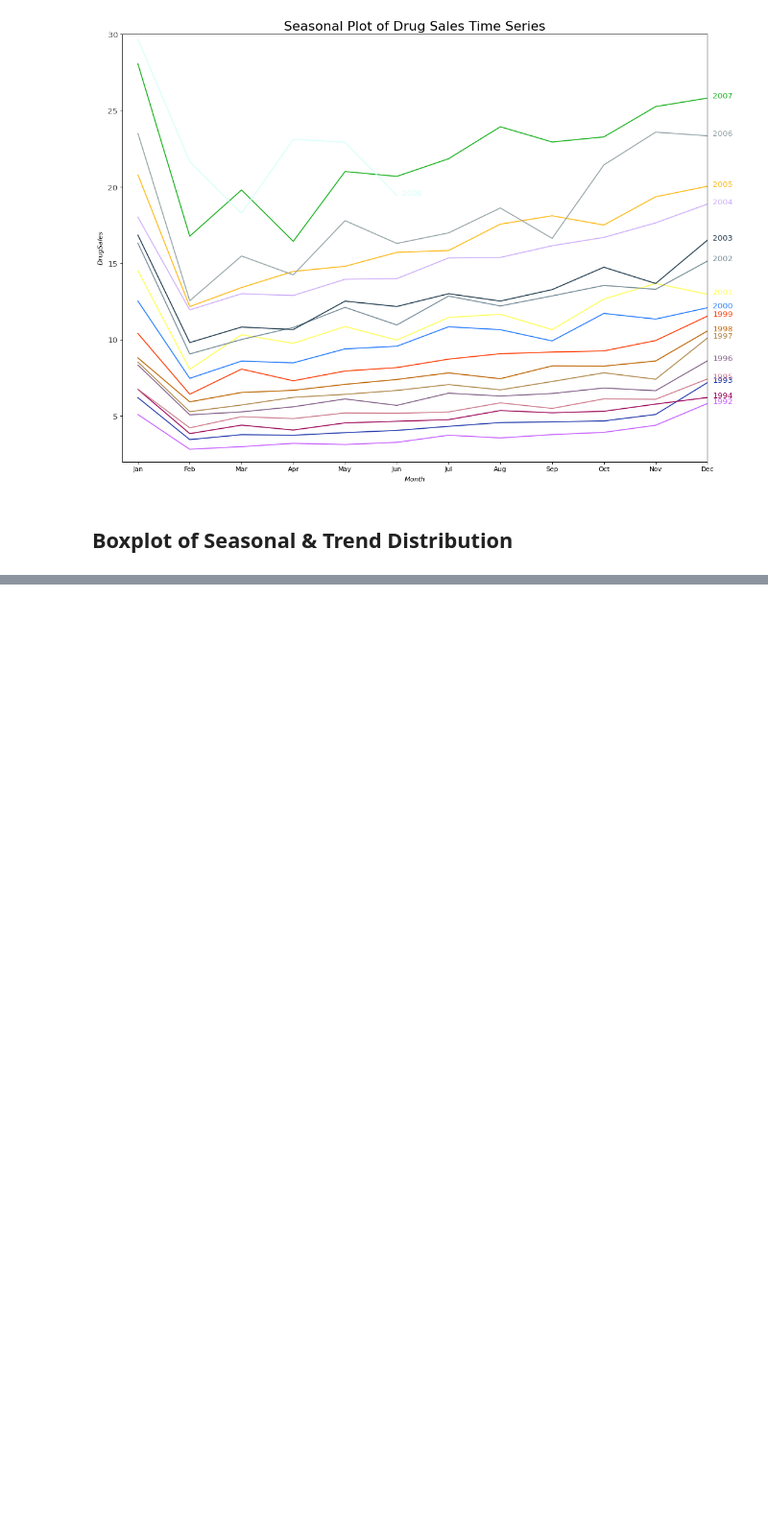
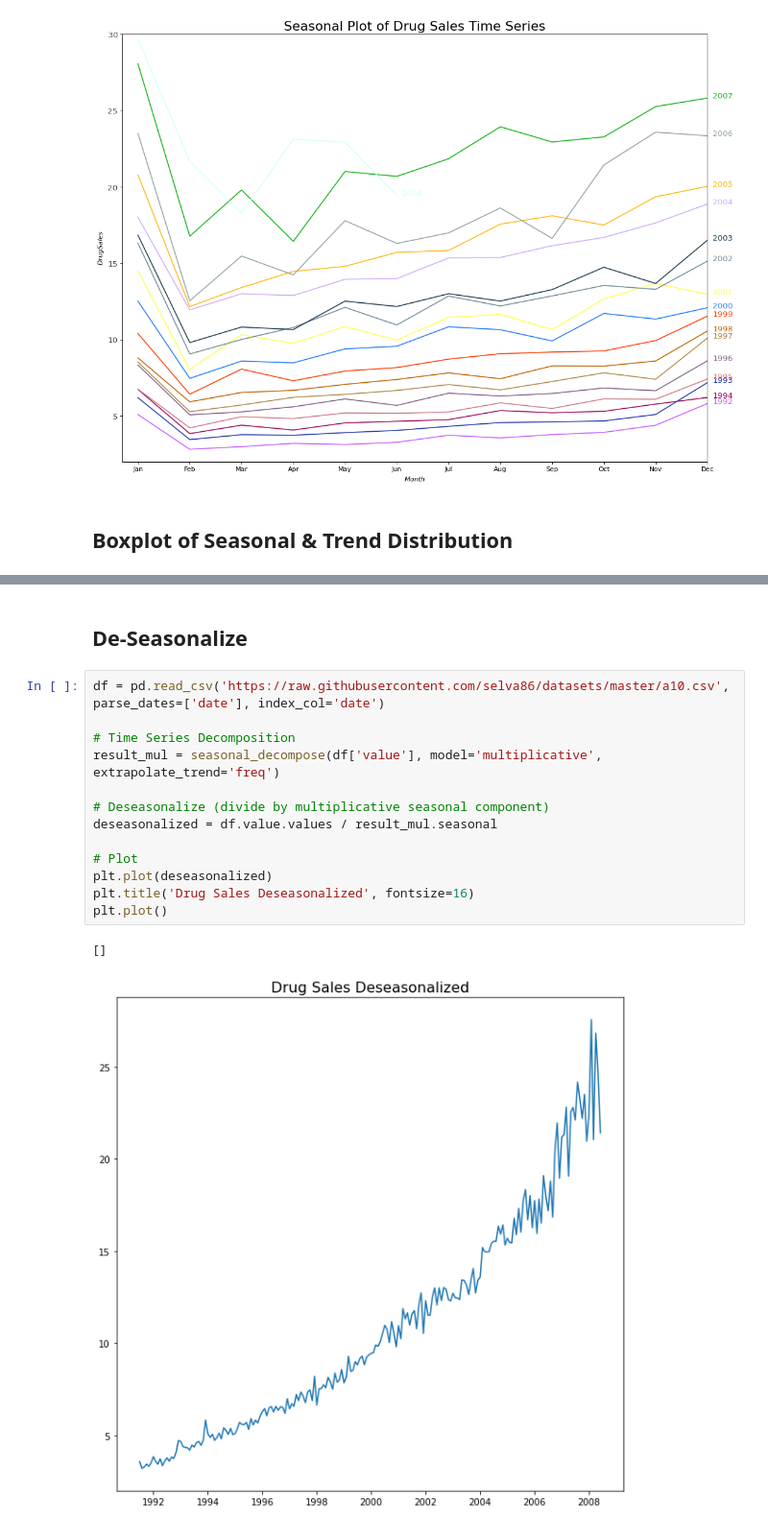
Before and after one commit to fisherra/tsa_tools, a Jupyter notebook: tsa_walkthrough.ipynb, the cells around one changed output, grey strips where cells are left out. Shown at 96% size. Saved outputs shown, nothing was run; the diff lists cells and outputs as text; blank space fills up the shorter version.

```diff
--- a/tsa_walkthrough.ipynb
+++ b/tsa_walkthrough.ipynb
@@ -77,0 +186,18 @@ NameError: name 'sns' is not defined
+# %% [markdown]
+## De-Seasonalize
+# %%
+df = pd.read_csv('https://raw.githubusercontent.com/selva86/datasets/master/a10.csv', parse_dates=['date'], index_col='date')
+
+# Time Series Decomposition
+result_mul = seasonal_decompose(df['value'], model='multiplicative', extrapolate_trend='freq')
+
+# Deseasonalize (divide by multiplicative seasonal component)
+deseasonalized = df.value.values / result_mul.seasonal
+
+# Plot
+plt.plot(deseasonalized)
+plt.title('Drug Sales Deseasonalized', fontsize=16)
+plt.plot()
+# %% [output]
+[]
+[figure, added]
```
Also changed, not shown: parts of 16 cells of this notebook.
